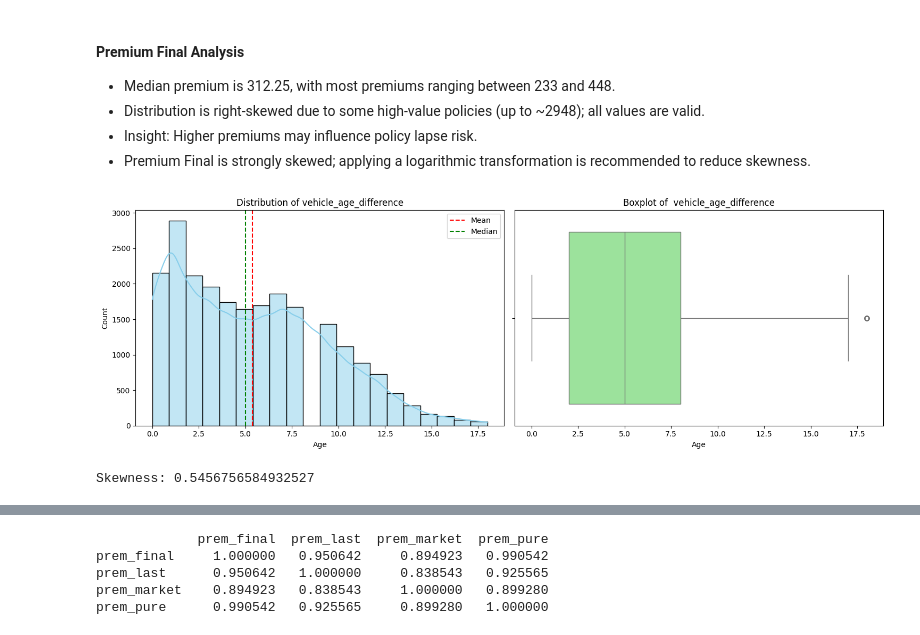
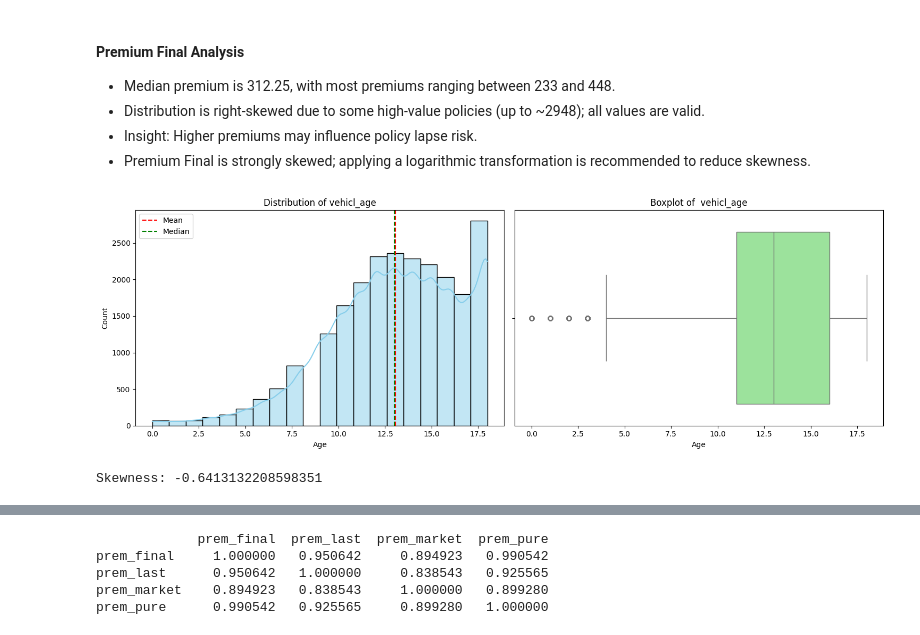
Before and after one commit to Iam-Mak/vehicle-policy-lapse-prediction, a Jupyter notebook: notebook/1_EDA.ipynb, the cells around one changed output, grey strips where cells are left out. Saved outputs shown, nothing was run; the diff lists cells and outputs as text; code cells hidden in the pictures.

Commit message:
Data Preprocessing

```diff
--- a/notebook/1_EDA.ipynb
+++ b/notebook/1_EDA.ipynb
@@ -19,7 +19,7 @@ np.seterr(divide='ignore', over='ignore', invalid='ignore')
 # %%
 from pathlib import Path
 base_dir = Path.cwd().parent
-data_path = base_dir / "data" / "eudirectlapse.csv"
+data_path = base_dir / "data" / "raw"/ "eudirectlapse.csv"
 
 data= pd.read_csv(data_path)
 # %%
@@ -188,9 +188,9 @@ Skewness: 2.2405369605223875
 * Premium Final is strongly skewed; applying a logarithmic transformation is recommended to reduce skewness.
 # %%
 data['vehicle_age_difference'] = data['vehicl_age'] - data['vehicl_agepurchase']
-hist_and_box_plot(feature="vehicle_age_difference" )
-skew_value = data['vehicle_age_difference'].skew()
+hist_and_box_plot(feature="vehicl_age" )
+skew_value = data['vehicl_age'].skew()
 print("Skewness:", skew_value)
 # %% [output]
-[figure, old version]
+[figure, new version]
-Skewness: 0.5456756584932527
+Skewness: -0.6413132208598351
```
Also changed, not shown: parts of 4 cells of this notebook, 2 other files.
